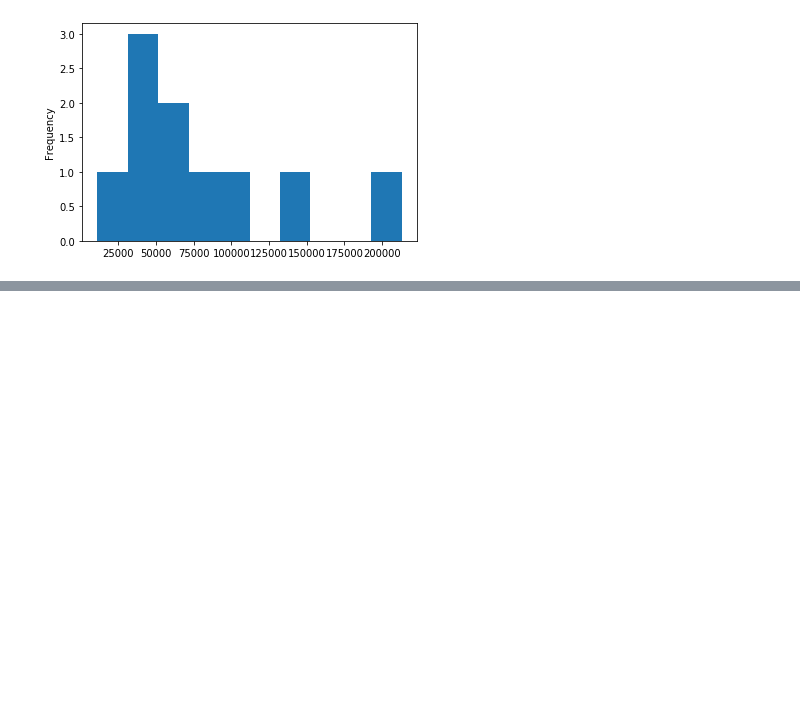
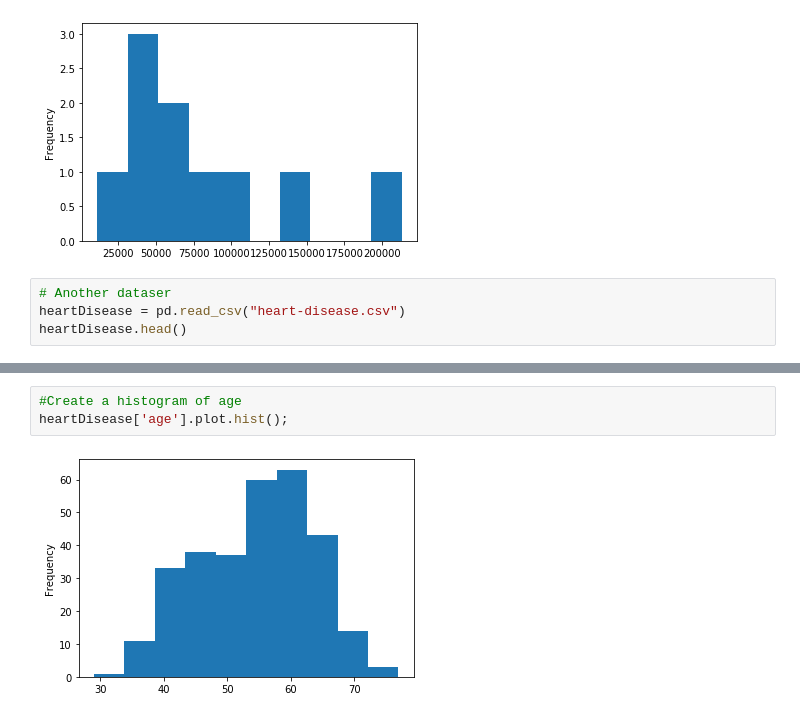
Before and after one commit to NatanValentim/ML-Course, a Jupyter notebook: sample_project/Introduction-to-matplotlib.ipynb, the cells around one changed output, grey strips where cells are left out. Drawn from its saved outputs; the diff is of its cells as text; blank space fills up the shorter version.

```diff
--- a/sample_project/Introduction-to-matplotlib.ipynb
+++ b/sample_project/Introduction-to-matplotlib.ipynb
@@ -301,3 +301,7 @@ carSales['Odometer (KM)'].plot.hist();
 carSales['Odometer (KM)'].plot.hist(bins=10);
 # %% [output]
 [figure]
+# %%
+# Another dataser
+heartDisease = pd.read_csv("heart-disease.csv")
+heartDisease.head()
@@ -303,0 +315,5 @@ carSales['Odometer (KM)'].plot.hist(bins=10);
+# %%
+#Create a histogram of age
+heartDisease['age'].plot.hist();
+# %% [output]
+[figure, added]
```
Also changed, not shown: parts of 34 cells of this notebook, 3 other files.
